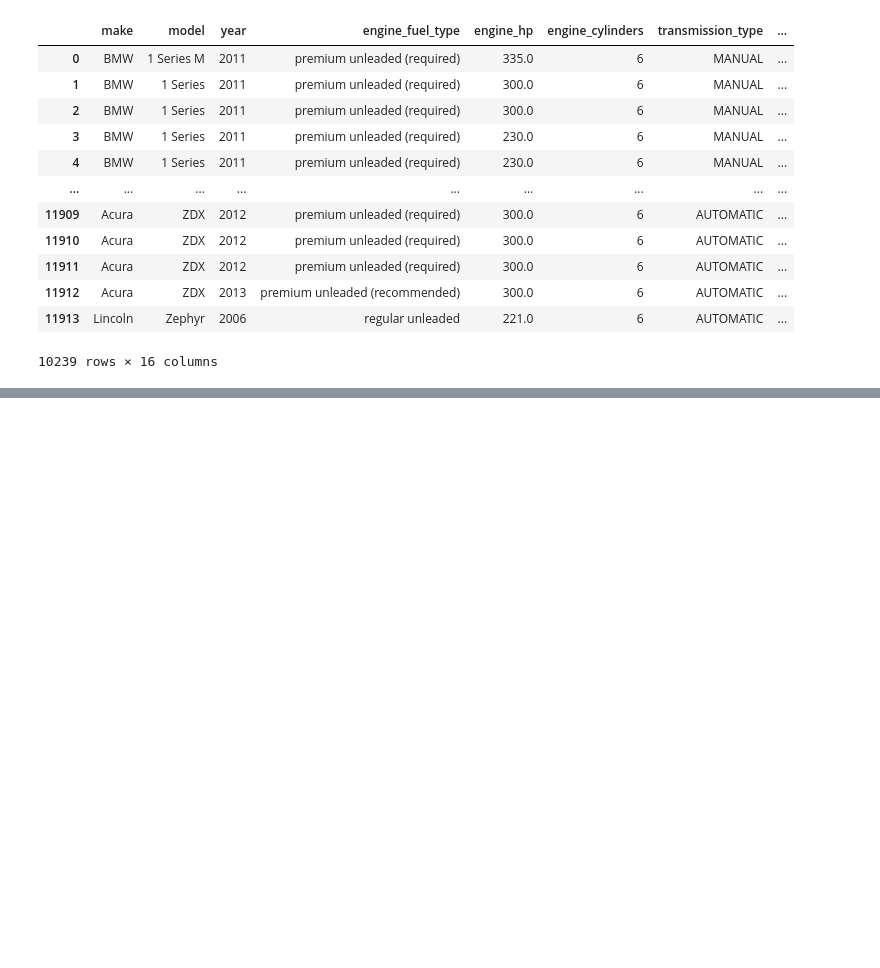
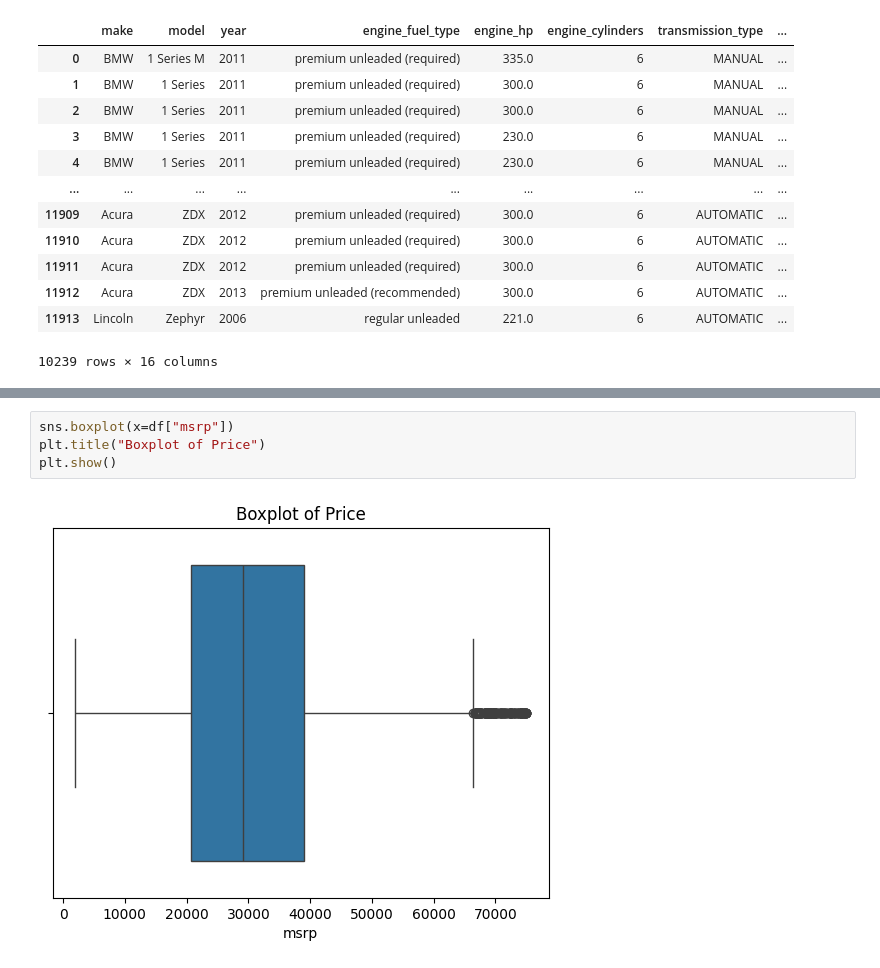
Before and after one commit to dhruv-munjpara/library_python, a Jupyter notebook: assignment/practical.ipynb, the cells around one changed output, grey strips where cells are left out. Cells and saved outputs as stored; diff of their text form; blank space fills up the shorter version.

```diff
--- a/assignment/practical.ipynb
+++ b/assignment/practical.ipynb
@@ -389,0 +430,6 @@ df.describe()
+# %%
+sns.boxplot(x=df["msrp"])
+plt.title("Boxplot of Price")
+plt.show()
+# %% [output]
+[figure, added]
```
Also changed, not shown: parts of 7 cells of this notebook.
